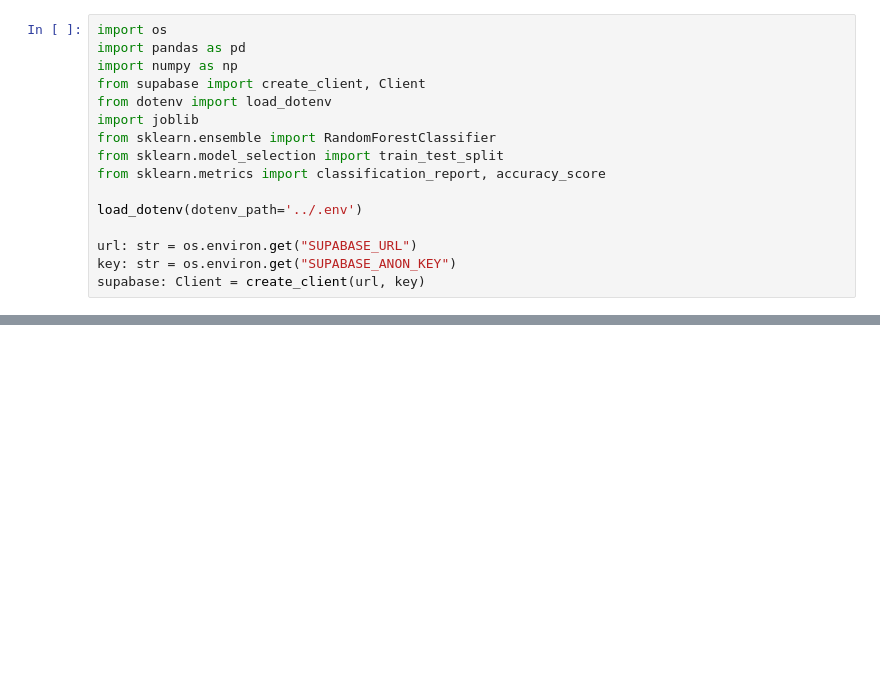
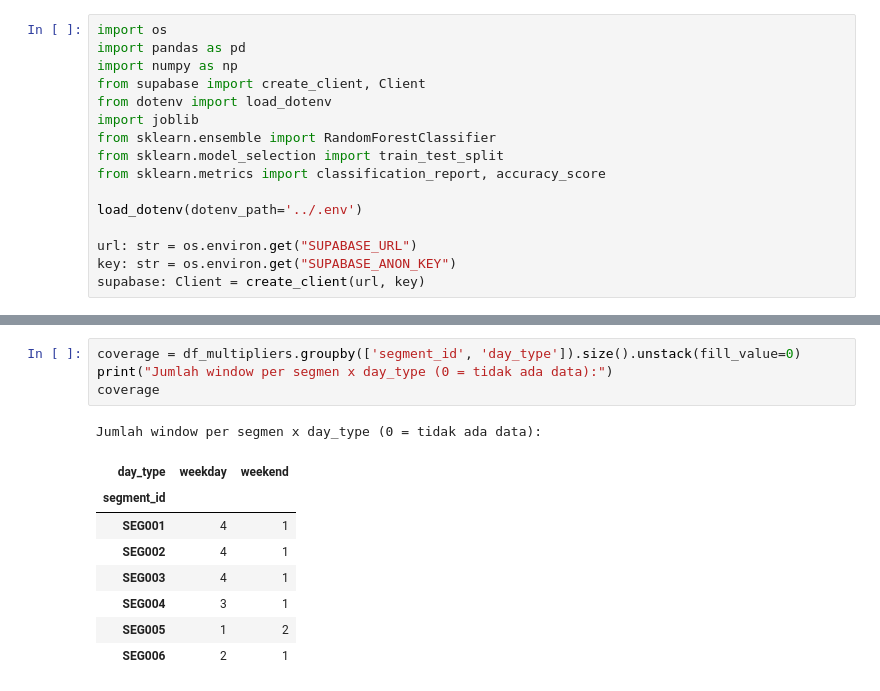
Before and after one commit to mhddanial/hackathon, a Jupyter notebook: backend/scripts/train_model.ipynb, the cells around one changed output, grey strips where cells are left out. Saved outputs shown, nothing was run; the diff lists cells and outputs as text; blank space fills up the shorter version.

```diff
--- a/backend/scripts/train_model.ipynb
+++ b/backend/scripts/train_model.ipynb
@@ -76,0 +80,14 @@ df_train['congestion_level'].value_counts()
+# %%
+coverage = df_multipliers.groupby(['segment_id', 'day_type']).size().unstack(fill_value=0)
+print("Jumlah window per segmen x day_type (0 = tidak ada data):")
+coverage
+# %% [output]
+Jumlah window per segmen x day_type (0 = tidak ada data):
+| day_type | weekday | weekend |
+| segment_id |  |  |
+| SEG001 | 4 | 1 |
+| SEG002 | 4 | 1 |
+| SEG003 | 4 | 1 |
+| SEG004 | 3 | 1 |
+| SEG005 | 1 | 2 |
+| SEG006 | 2 | 1 |
```
Also changed, not shown: parts of 25 cells of this notebook, 9 other files.
